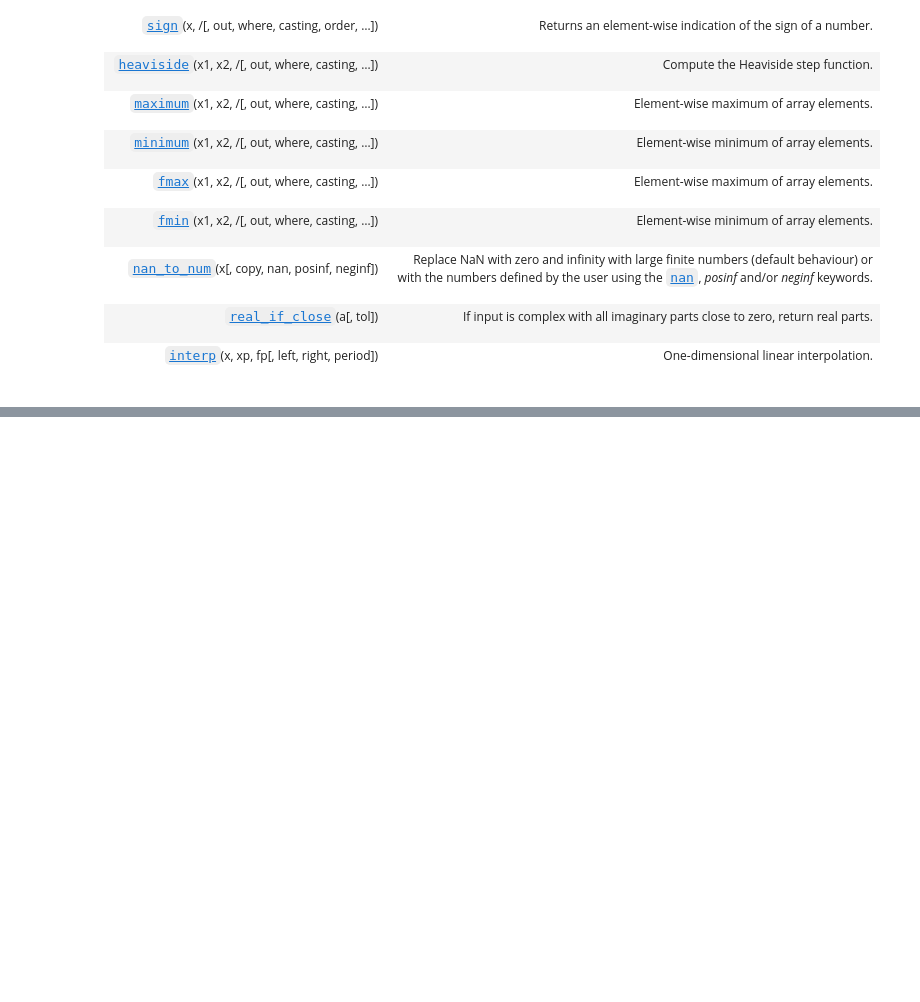
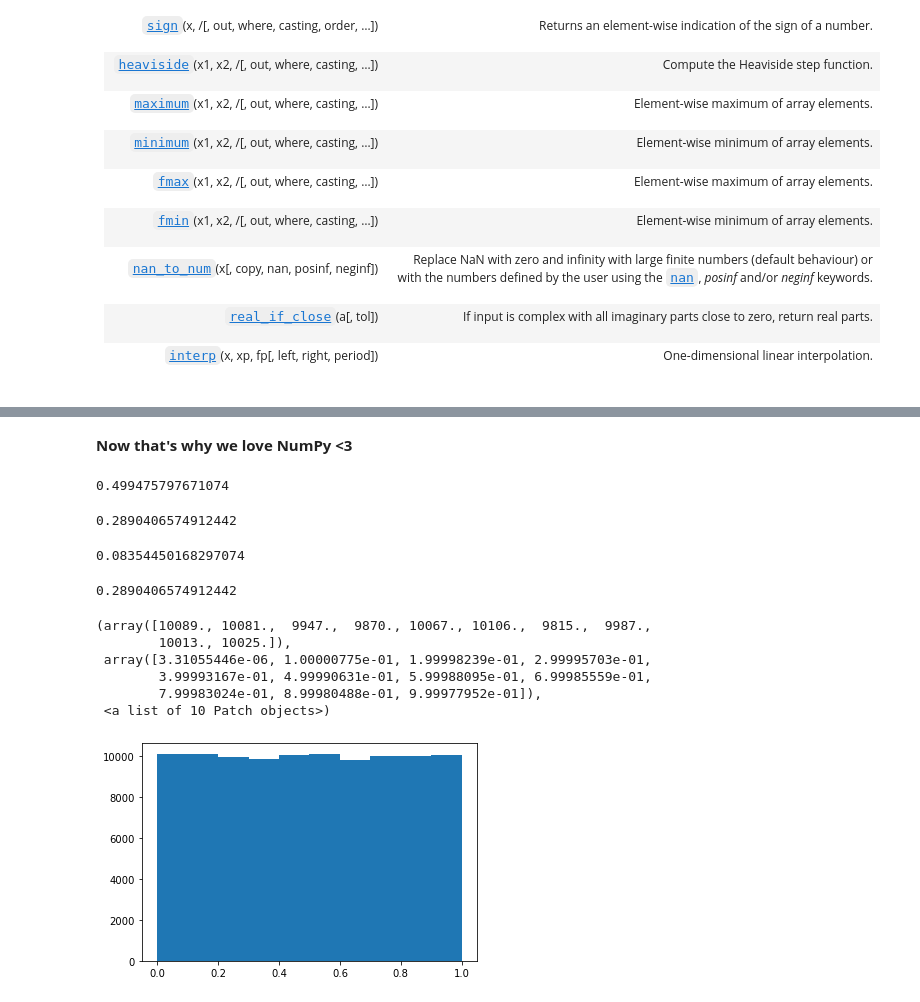
Before and after one commit to ineelhere/Machine-Learning-and-Data-Science, a Jupyter notebook: NumPy/NumPy.ipynb, the cells around one changed output, grey strips where cells are left out. Cells and saved outputs as stored; diff of their text form; code cells hidden in the pictures; blank space fills up the shorter version.

```diff
--- a/NumPy/NumPy.ipynb
+++ b/NumPy/NumPy.ipynb
@@ -1446,0 +1450,4 @@ Following are a few information directly from the documentation which might be h
+# %%
+#Let us create a massive array
+ar = np.random.random(100000)
+ar
@@ -1446,0 +1465,37 @@ Following are a few information directly from the documentation which might be h
+# %% [markdown]
+**Now that's why we love NumPy <3**
+# %%
+#mean
+np.mean(ar)
+# %% [output]
+0.499475797671074
+# %%
+#standard deviation
+np.std(ar)
+# %% [output]
+0.2890406574912442
+# %%
+#variance
+np.var(ar)
+# %% [output]
+0.08354450168297074
+# %%
+#Just for fun ---
+# Standard deviation = square root of the variance
+#So,
+np.sqrt(np.var(ar))
+#It matched with what we did above!
+# %% [output]
+0.2890406574912442
+# %%
+# now lets see a visual representation of all the above
+import matplotlib.pyplot as plt
+plt.hist(ar)
+# %% [output]
+(array([10089., 10081.,  9947.,  9870., 10067., 10106.,  9815.,  9987.,
+        10013., 10025.]),
+ array([3.31055446e-06, 1.00000775e-01, 1.99998239e-01, 2.99995703e-01,
+        3.99993167e-01, 4.99990631e-01, 5.99988095e-01, 6.99985559e-01,
+        7.99983024e-01, 8.99980488e-01, 9.99977952e-01]),
+ <a list of 10 Patch objects>)
+[figure, added]
```
Also changed, not shown: parts of 10 cells of this notebook.
